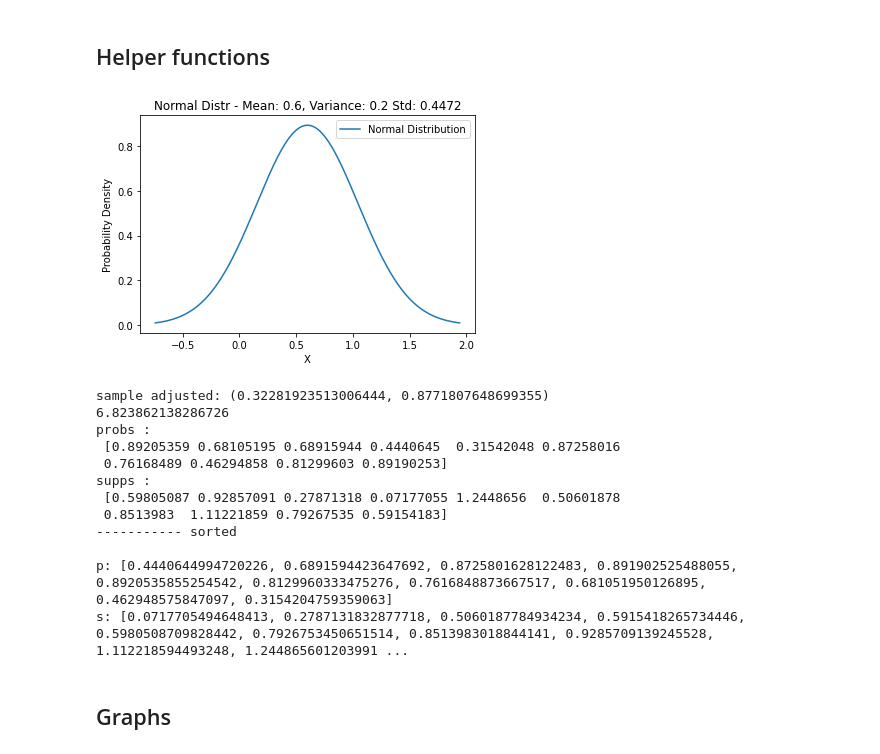
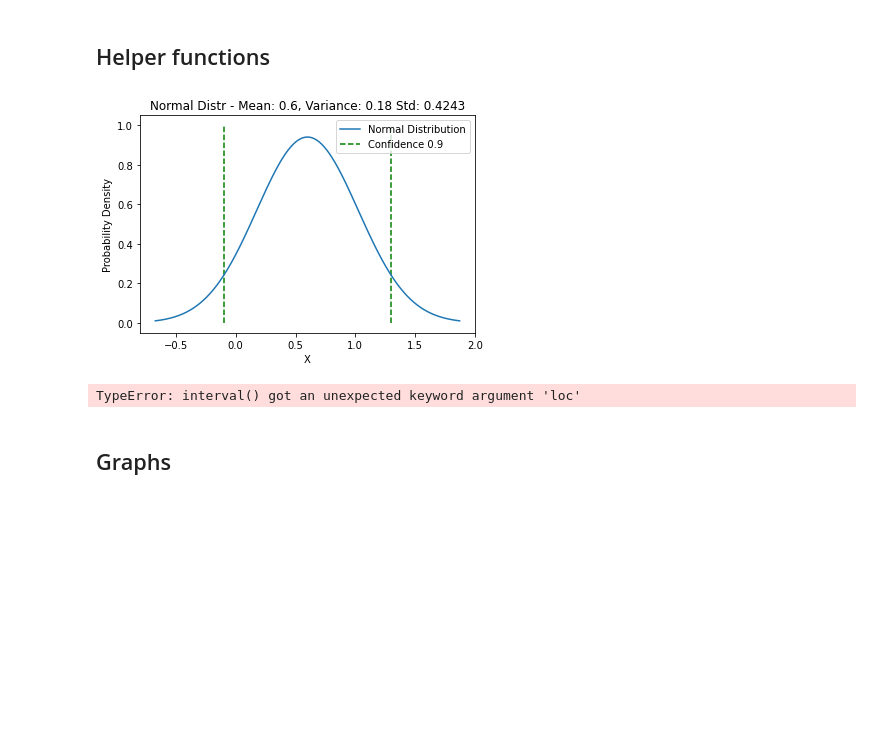
Before and after one commit to yannikschnitzer/prism, a Jupyter notebook: prism/distr.ipynb, the cells around one changed output. Drawn from its saved outputs; the diff is of its cells as text; code cells hidden in the pictures; blank space fills up the shorter version.

```diff
--- a/prism/distr.ipynb
+++ b/prism/distr.ipynb
@@ -18,60 +18,64 @@ def gamma_gran(a):
     ax.legend(loc='best', frameon=False)
     plt.show()
 
-def norm_gran(mean, variance,conf=0.9,sample=1000,print_cdf=True):
+def norm_gran(mean, variance,conf=0.9,sample=1000,debug=True):
     std_dev = np.sqrt(variance)
     x_plot = np.linspace(mean - 3*std_dev, mean + 3*std_dev, 1000)
 
     # Freeze continuous RV
     continuous_rv = scipy.stats.norm(loc=mean, scale=std_dev)
-    y_plot = continuous_rv.pdf(x_plot, mean, std_dev)
-    z_plot = continuous_rv.cdf(x_plot, mean, std_dev)
+    y_plot = continuous_rv.pdf(x_plot)
+    z_plot = continuous_rv.cdf(x_plot)
     plt.plot(x_plot, y_plot, label='Normal Distribution')
-    if (print_cdf):
+    if debug:
         plt.plot(x_plot, z_plot, label='CDF')
+    plt.vlines(continuous_rv.interval(conf),0,1,colors='g',linestyles='dashed',label='Confidence '+str(conf))
     plt.title('Normal Distr - Mean: {}, Variance: {} Std: {:.4f}'.format(mean, variance,std_dev))
     plt.xlabel('X')
     plt.ylabel('Probability Density')
     plt.legend()
     plt.show()
 
+    interval = scipy.stats.norm.interval(conf,loc=mean,scale=std_dev)
+    print("conf interval",interval)
     interval = scipy.stats.norm.interval(conf,loc=mean,scale=std_dev/np.sqrt(sample))
     print("sample adjusted:",interval)
 
     supps = continuous_rv.rvs(size=sample)
     probs = continuous_rv.pdf(supps)
-    print(np.sum(probs))
-    print("probs :\n",probs)
-    print("supps :\n",supps)
+
+    if debug:
+        print("probs :\n",probs)
+        print("supps :\n",supps)
 
     sorted_p = [y for (x,y) in sorted(zip(supps,probs), key=lambda pair: pair[0])]
     sorted_s = [x for (x,y) in sorted(zip(supps,probs), key=lambda pair: pair[0])]
-    print("----------- sorted\n")
-    print("p:",sorted_p)
-    print("s:",sorted_s)
+
+    if debug:
+        print("----------- sorted\n")
+        print("p:",sorted_p)
+        print("s:",sorted_s)
+
+    # Number of points
+    nbound = 3  # Bound for truncation
+    grid = np.arange(-sample, sample + 2, 1)
+    gridlimitsnorm = (grid - 0.5) / sample * nbound
+    probs_d = np.diff(continuous_rv.cdf(gridlimitsnorm, -nbound, nbound))
+    gridint = grid
+    normdiscrete = scipy.stats.rv_discrete(values=(gridint, np.round(probs_d, decimals=7)), name='normdiscrete')
+    print('mean = %6.4f, variance = %6.4f, skew = %6.4f, kurtosis = %6.4f' % normdiscrete.stats(moments='mvsk'))
 # %%
 # projection code?
 # gamma_gran(a=1)
 
 mean = 0.6
-variance = 0.2
-conf = 0.95
+variance = 0.18
+conf = 0.9
 sample = 10
-norm_gran(mean, variance,conf,sample=sample,print_cdf=False)
+norm_gran(mean, variance,conf,sample=sample,debug=False)
 # %% [output]
-[figure, old version]
+[figure, new version]
-sample adjusted: (0.32281923513006444, 0.8771807648699355)
-6.823862138286726
-probs :
- [0.89205359 0.68105195 0.68915944 0.4440645  0.31542048 0.87258016
- 0.76168489 0.46294858 0.81299603 0.89190253]
-supps :
- [0.59805087 0.92857091 0.27871318 0.07177055 1.2448656  0.50601878
- 0.8513983  1.11221859 0.79267535 0.59154183]
------------ sorted
-
-p: [0.4440644994720226, 0.6891594423647692, 0.8725801628122483, 0.891902525488055, 0.8920535855254542, 0.8129960333475276, 0.7616848873667517, 0.681051950126895, 0.462948575847097, 0.3154204759359063]
-s: [0.0717705494648413, 0.2787131832877718, 0.5060187784934234, 0.5915418265734446, 0.5980508709828442, 0.7926753450651514, 0.8513983018844141, 0.9285709139245528, 1.112218594493248, 1.244865601203991 ...
+TypeError: interval() got an unexpected keyword argument 'loc'
 # %%
 def adjust_qr(rx, rp, rz):
 
```
